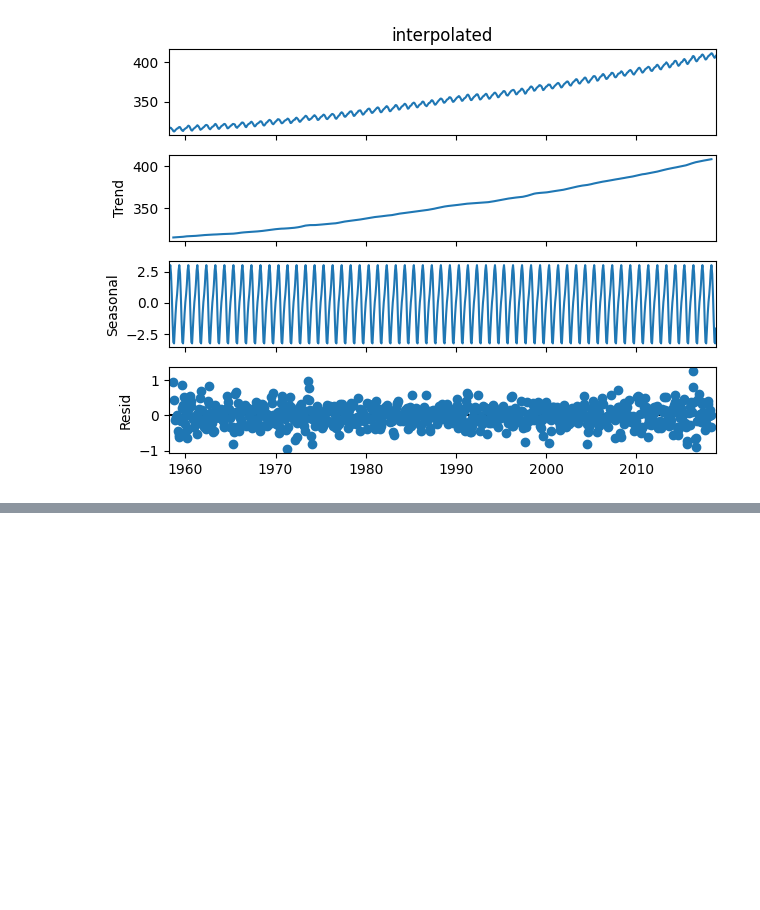
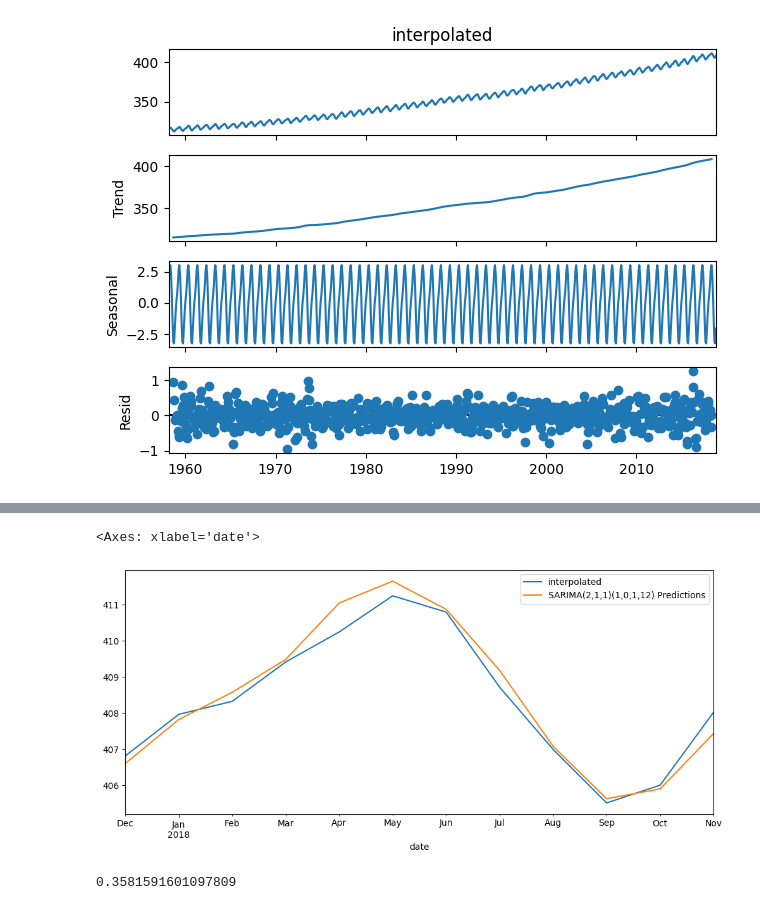
Before and after one commit to nmaiya/ColabTimeSeries, a Jupyter notebook: SARIMAX.ipynb, the cells around one changed output, grey strips where cells are left out. Drawn from its saved outputs; the diff is of its cells as text; code cells hidden in the pictures; blank space fills up the shorter version.

```diff
--- a/SARIMAX.ipynb
+++ b/SARIMAX.ipynb
@@ -91,0 +131,5 @@ auto_arima(df['interpolated'],seasonal=True,m=12).summary()
+# %%
+tran=df.iloc[:717]
+test=df.iloc[717:]
+# %%
+results=SARIMAX(tran['interpolated'],order=(2,1,1),seasonal_order=(1,0,1,12)).fit()
@@ -91,0 +160,15 @@ auto_arima(df['interpolated'],seasonal=True,m=12).summary()
+# %%
+start=len(tran)
+end=len(tran)+len(test)-1
+pred=results.predict(start=start,end=end,typ='levels').rename('SARIMA(2,1,1)(1,0,1,12) Predictions')
+# %%
+test['interpolated'].plot(figsize=(12,5),legend=True)
+pred.plot(legend=True)
+# %% [output]
+<Axes: xlabel='date'>
+[figure, added]
+# %%
+from statsmodels.tools.eval_measures import rmse
+rmse(test['interpolated'],pred)
+# %% [output]
+0.3581591601097809
```
Also changed, not shown: parts of 5 cells of this notebook.
